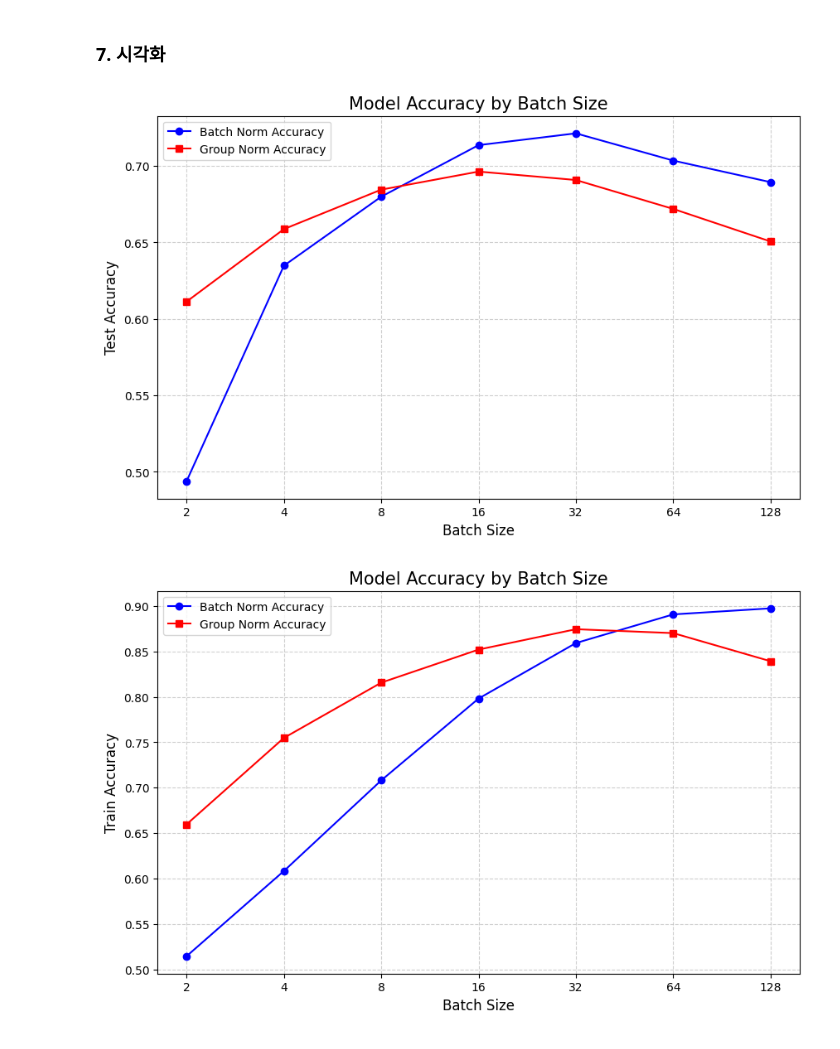
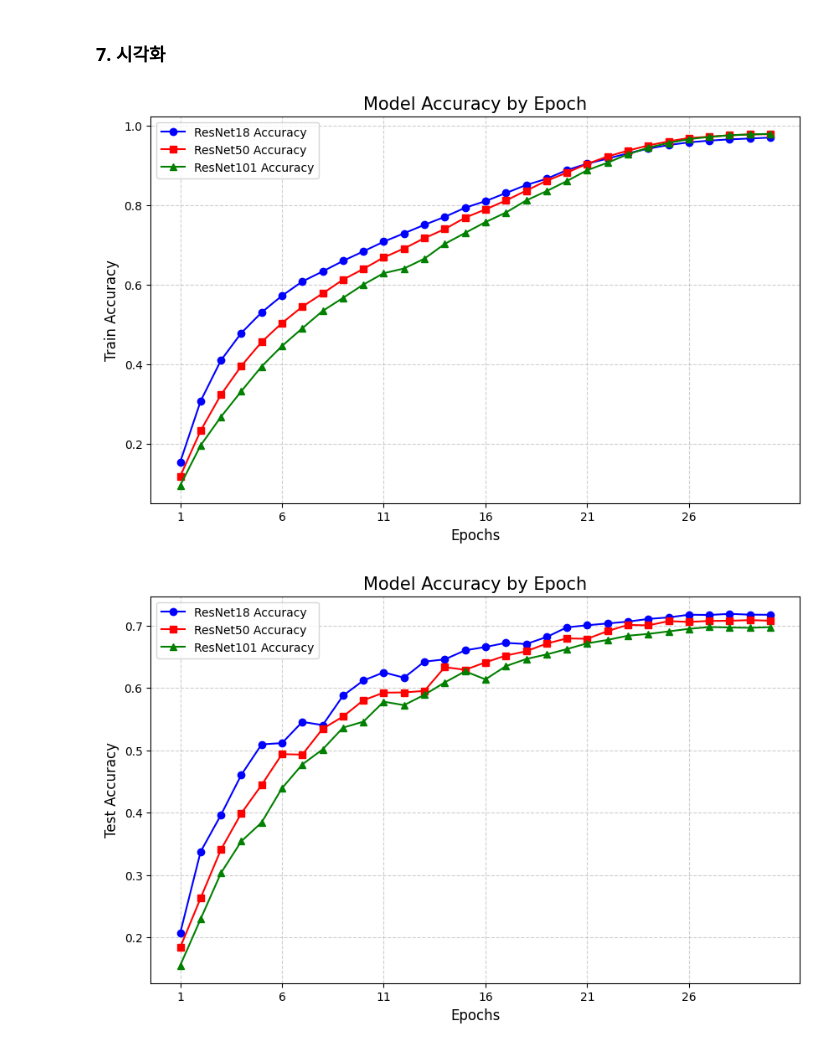
Before and after one commit to guddn/majorCNN_AI-midterm_Report-, a Jupyter notebook: 5번_ResNet.ipynb, the cells around one changed output. Saved outputs shown, nothing was run; the diff lists cells and outputs as text; code cells hidden in the pictures.

```diff
--- a/5번_ResNet.ipynb
+++ b/5번_ResNet.ipynb
@@ -43,6 +43,9 @@ test_transform = transforms.Compose([
 train_dataset = datasets.ImageFolder(root=train_dir, transform=train_transform)
 test_dataset = datasets.ImageFolder(root=test_dir, transform=test_transform)
 
+train_loader = DataLoader(train_dataset, batch_size=128, shuffle=True)
+test_loader = DataLoader(test_dataset, batch_size=128, shuffle=False)
+
 print(f'Number of training samples: {len(train_dataset)}')
 print(f'Number of testing samples: {len(test_dataset)}')
 print(f'Number of classes: {len(train_dataset.classes)}')
@@ -449,0 +312,17 @@ current_batch_size: 4 - batch_norm
+# %%
+# ResNet101 학습-----------------------------------------------------------------
+current_model = models["ResNet101"]
+optimizer = optim.SGD(current_model.parameters(), 1e-2, momentum=0.9, nesterov=True, weight_decay=5e-4)
+scheduler = lr_scheduler.CosineAnnealingLR(optimizer, T_max=EPOCHS)
+
+print('='*50)
+print('ResNet101')
+for epoch in tqdm(range(EPOCHS)):
+    train_acc, train_loss = train(train_loader, current_model, criterion, optimizer, scheduler)
+    test_acc, test_loss = test(test_loader, current_model, criterion)
+
+    if(epoch%5 == 0 or epoch == EPOCHS - 1):
+        print(f'ResNet101_train_acc:{train_acc:.4f} ResNet101_test_acc:{test_acc:.4f}')
+
+    train_logs["ResNet101_acc"].append(train_acc)
+    test_logs["ResNet101_acc"].append(test_acc)
@@ -452,48 +341,40 @@ current_batch_size: 4 - batch_norm
 # %%
 import matplotlib.pyplot as plt
 
-# batch size별 모델 정확도 시각화
+# epoch별 모델 정확도 시각화
 plt.figure(figsize=(10, 6))
-batchsize__ = [2, 4, 8, 16, 32, 64, 128]
+epochs = range(1, EPOCHS + 1)
 
-bn_acc_reversed = batchsize_test_logs["batch_norm_acc"][::-1]
-gn_acc_reversed = batchsize_test_logs["group_norm_acc"][::-1]
+plt.plot(epochs, train_logs["ResNet18_acc"], 'b-o', label='ResNet18 Accuracy')
+plt.plot(epochs, train_logs["ResNet50_acc"], 'r-s', label='ResNet50 Accuracy')
+plt.plot(epochs, train_logs["ResNet101_acc"], 'g-^', label='ResNet101 Accuracy')
+plt.xticks(range(1, EPOCHS + 1, 5))
 
-plt.plot(batchsize__, bn_acc_reversed, 'b-o', label='Batch Norm Accuracy')
-plt.plot(batchsize__, gn_acc_reversed, 'r-s', label='Group Norm Accuracy')
-plt.xscale('log', base=2)
-plt.xticks(batchsize__, labels=batchsize__)
-
-plt.title(f'Model Accuracy by Batch Size', fontsize=15)
-plt.xlabel('Batch Size', fontsize=12)
-plt.ylabel('Test Accuracy', fontsize=12)
+plt.title(f'Model Accuracy by Epoch', fontsize=15)
+plt.xlabel('Epochs', fontsize=12)
+plt.ylabel('Train Accuracy', fontsize=12)
 plt.legend()
 
 plt.grid(True, linestyle='--', alpha=0.6)
 plt.show()
 # %% [output]
-[figure, old version]
+[figure, new version]
 # %%
-import matplotlib.pyplot as plt
+# epoch별 모델 정확도 시각화
+plt.figure(figsize=(10, 6))
+epochs = range(1, EPOCHS + 1)
 
-# batch size별 모델 정확도 시각화
-plt.figure(figsize=(10, 6))
-batchsize__ = [2, 4, 8, 16, 32, 64, 128]
+plt.plot(epochs, test_logs["ResNet18_acc"], 'b-o', label='ResNet18 Accuracy')
+plt.plot(epochs, test_logs["ResNet50_acc"], 'r-s', label='ResNet50 Accuracy')
+plt.plot(epochs, test_logs["ResNet101_acc"], 'g-^', label='ResNet101 Accuracy')
+plt.xticks(range(1, EPOCHS + 1, 5))
 
-bn_acc_reversed = batchsize_train_logs["batch_norm_acc"][::-1]
-gn_acc_reversed = batchsize_train_logs["group_norm_acc"][::-1]
-
-plt.plot(batchsize__, bn_acc_reversed, 'b-o', label='Batch Norm Accuracy')
-plt.plot(batchsize__, gn_acc_reversed, 'r-s', label='Group Norm Accuracy')
-plt.xscale('log', base=2)
-plt.xticks(batchsize__, labels=batchsize__)
-
-plt.title(f'Model Accuracy by Batch Size', fontsize=15)
-plt.xlabel('Batch Size', fontsize=12)
-plt.ylabel('Train Accuracy', fontsize=12)
+plt.title(f'Model Accuracy by Epoch', fontsize=15)
+plt.xlabel('Epochs', fontsize=12)
+plt.ylabel('Test Accuracy', fontsize=12)
 plt.legend()
 
 plt.grid(True, linestyle='--', alpha=0.6)
 plt.show()
 # %% [output]
-[figure, old version]
+[figure, new version]
```
Also changed, not shown: parts of 10 cells of this notebook, 5 other files.
